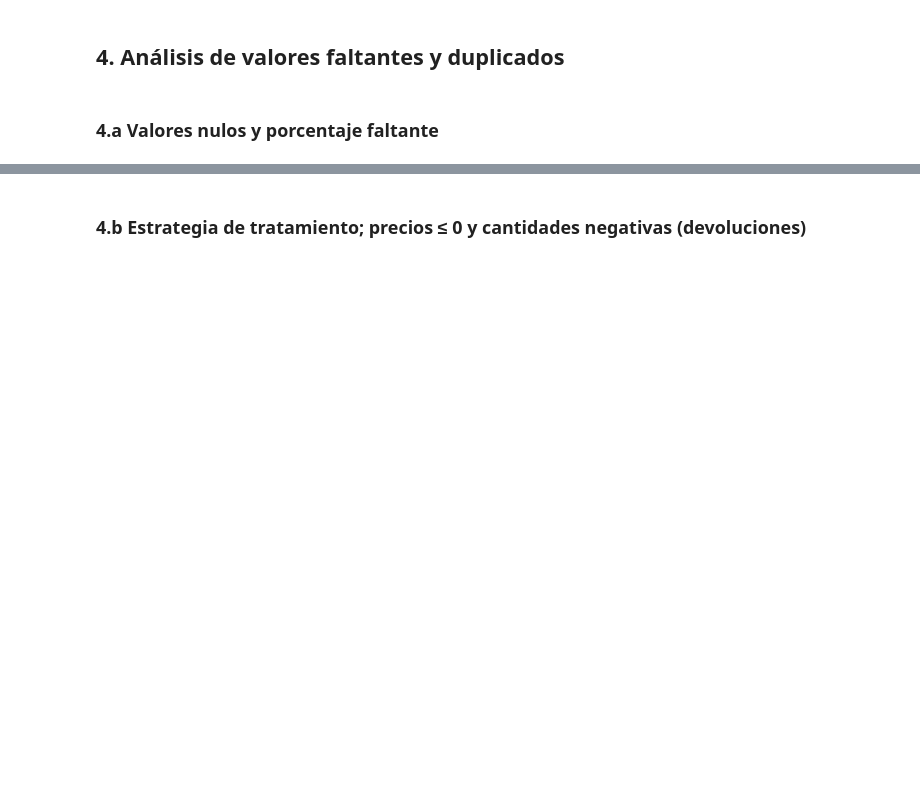
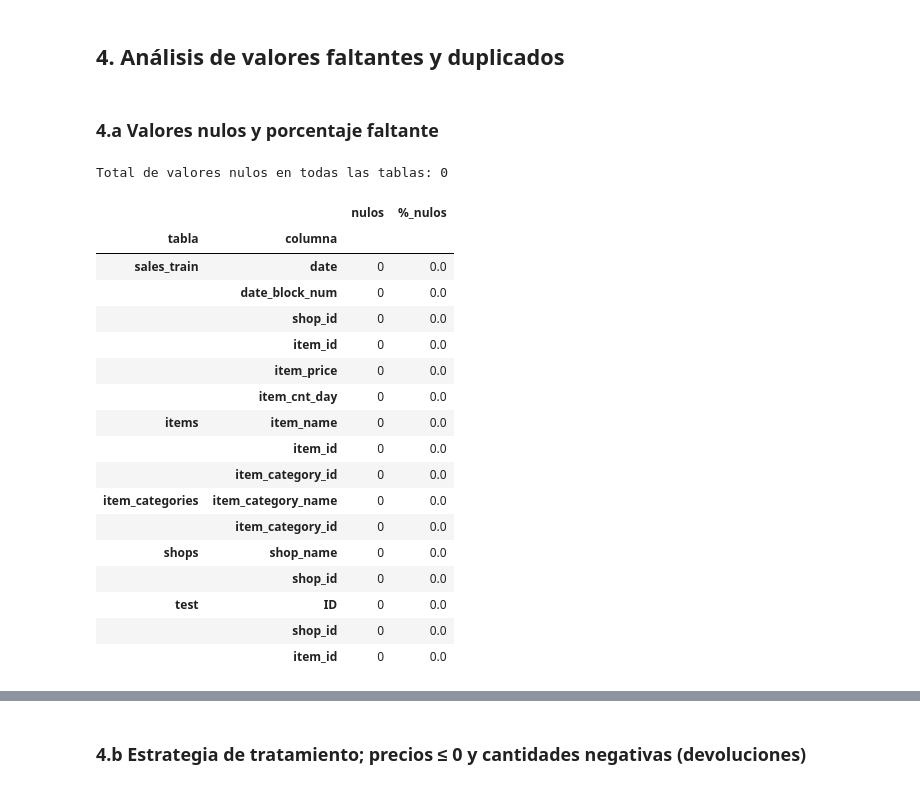
Before and after one commit to alfredo1010/proyecto_predict_future_sales, a Jupyter notebook: notebooks/01_exploratory_data_analysis.ipynb, the cells around one changed output, grey strips where cells are left out. Drawn from its saved outputs; the diff is of its cells as text; code cells hidden in the pictures; blank space fills up the shorter version.

```diff
--- a/notebooks/01_exploratory_data_analysis.ipynb
+++ b/notebooks/01_exploratory_data_analysis.ipynb
@@ -78,4 +451,35 @@ print("Datos crudos en:", RAW_DATA_DIR)
 ## 4. Análisis de valores faltantes y duplicados
 # %% [markdown]
 ### 4.a Valores nulos y porcentaje faltante
+# %%
+# Valores nulos por tabla y columna (cantidad y porcentaje)
+nulos = pd.concat(
+    {
+        nombre: pd.DataFrame({"nulos": df.isna().sum(), "%_nulos": (100 * df.isna().mean()).round(4)})
+        for nombre, df in {**datos, "sales_train": sales_train}.items()
+    },
+    names=["tabla", "columna"],
+)
+print(f"Total de valores nulos en todas las tablas: {nulos['nulos'].sum()}")
+nulos
+# %% [output]
+Total de valores nulos en todas las tablas: 0
+|  |  | nulos | %_nulos |
+| tabla | columna |  |  |
+| sales_train | date | 0 | 0.0 |
+|  | date_block_num | 0 | 0.0 |
+|  | shop_id | 0 | 0.0 |
+|  | item_id | 0 | 0.0 |
+|  | item_price | 0 | 0.0 |
+|  | item_cnt_day | 0 | 0.0 |
+| items | item_name | 0 | 0.0 |
+|  | item_id | 0 | 0.0 |
+|  | item_category_id | 0 | 0.0 |
+| item_categories | item_category_name | 0 | 0.0 |
+|  | item_category_id | 0 | 0.0 |
+| shops | shop_name | 0 | 0.0 |
+|  | shop_id | 0 | 0.0 |
+| test | ID | 0 | 0.0 |
+|  | shop_id | 0 | 0.0 |
+|  | item_id | 0 | 0.0 |
 # %% [markdown]
```
Also changed, not shown: parts of 29 cells of this notebook, 4 other files.
